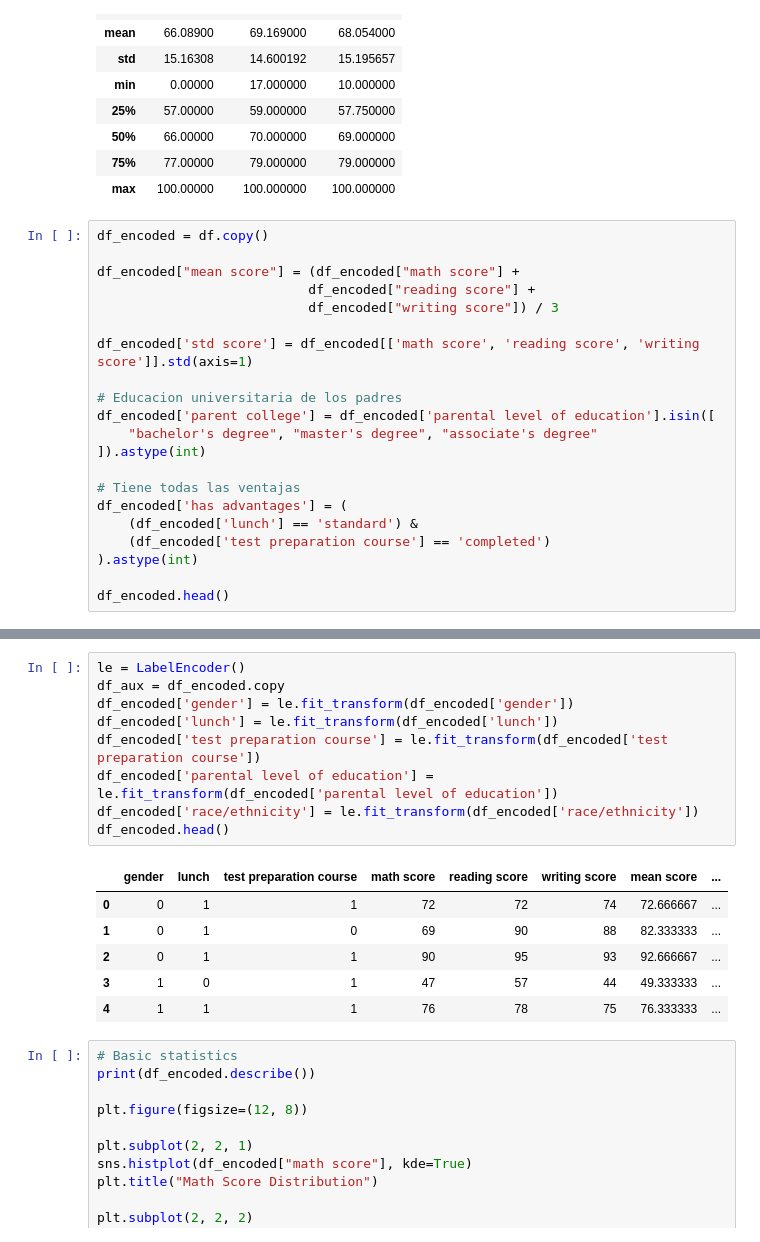
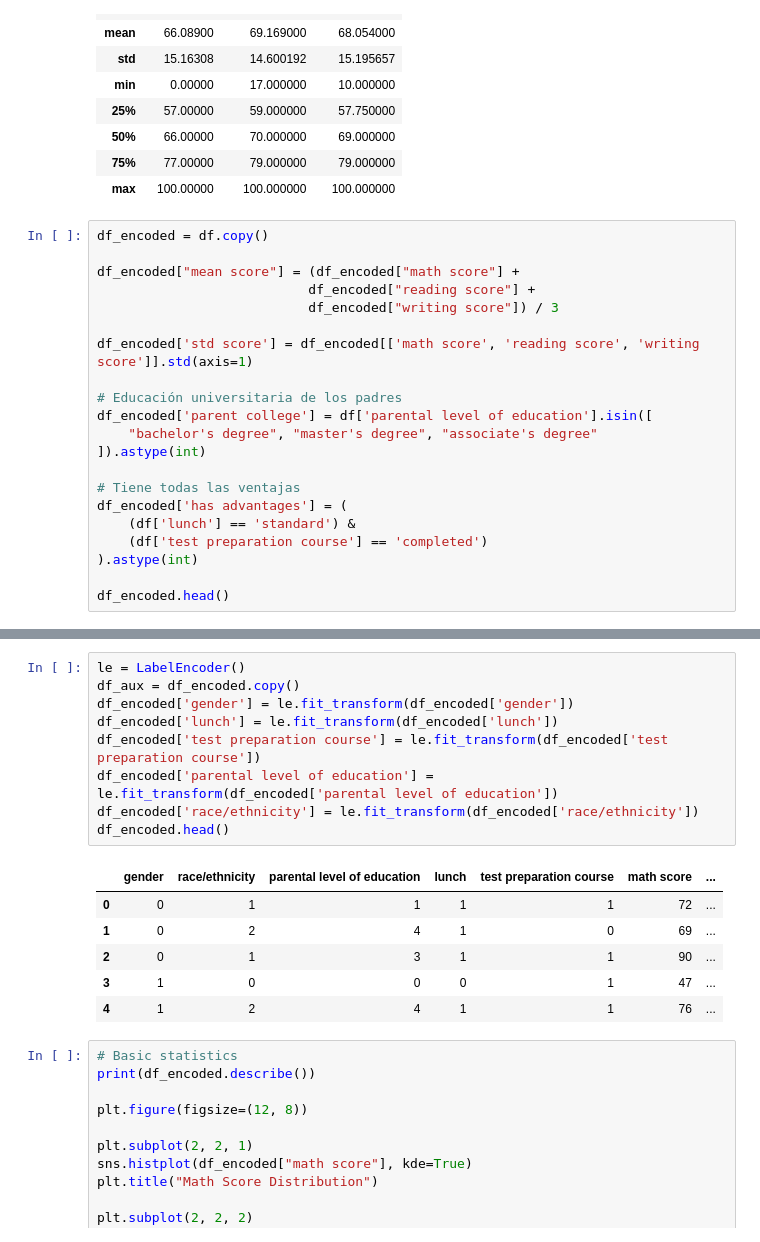
Before and after one commit to NIU1705899/kaggle_1705899, a Jupyter notebook: cas_kaggle.ipynb, the cells around one changed output, grey strips where cells are left out. Cells and saved outputs as stored; diff of their text form.

```diff
--- a/cas_kaggle.ipynb
+++ b/cas_kaggle.ipynb
@@ -62,15 +64,15 @@ df_encoded["mean score"] = (df_encoded["math score"] +
 
 df_encoded['std score'] = df_encoded[['math score', 'reading score', 'writing score']].std(axis=1)
 
-# Educacion universitaria de los padres
-df_encoded['parent college'] = df_encoded['parental level of education'].isin([
+# Educación universitaria de los padres
+df_encoded['parent college'] = df['parental level of education'].isin([
     "bachelor's degree", "master's degree", "associate's degree"
 ]).astype(int)
 
 # Tiene todas las ventajas
 df_encoded['has advantages'] = (
-    (df_encoded['lunch'] == 'standard') &
-    (df_encoded['test preparation course'] == 'completed')
+    (df['lunch'] == 'standard') &
+    (df['test preparation course'] == 'completed')
 ).astype(int)
 
 df_encoded.head()
@@ -83,20 +85,20 @@ df_encoded.head()
 | 4 | male | group C | some college | standard | none | 76 | ... |
 # %%
 le = LabelEncoder()
-df_aux = df_encoded.copy
+df_aux = df_encoded.copy()
 df_encoded['gender'] = le.fit_transform(df_encoded['gender'])
 df_encoded['lunch'] = le.fit_transform(df_encoded['lunch'])
 df_encoded['test preparation course'] = le.fit_transform(df_encoded['test preparation course'])
 df_encoded['parental level of education'] = le.fit_transform(df_encoded['parental level of education'])
 df_encoded['race/ethnicity'] = le.fit_transform(df_encoded['race/ethnicity'])
 df_encoded.head()
 # %% [output]
-|  | gender | lunch | test preparation course | math score | reading score | writing score | mean score | ... |
-| 0 | 0 | 1 | 1 | 72 | 72 | 74 | 72.666667 | ... |
-| 1 | 0 | 1 | 0 | 69 | 90 | 88 | 82.333333 | ... |
-| 2 | 0 | 1 | 1 | 90 | 95 | 93 | 92.666667 | ... |
-| 3 | 1 | 0 | 1 | 47 | 57 | 44 | 49.333333 | ... |
-| 4 | 1 | 1 | 1 | 76 | 78 | 75 | 76.333333 | ... |
+|  | gender | race/ethnicity | parental level of education | lunch | test preparation course | math score | ... |
+| 0 | 0 | 1 | 1 | 1 | 1 | 72 | ... |
+| 1 | 0 | 2 | 4 | 1 | 0 | 69 | ... |
+| 2 | 0 | 1 | 3 | 1 | 1 | 90 | ... |
+| 3 | 1 | 0 | 0 | 0 | 1 | 47 | ... |
+| 4 | 1 | 2 | 4 | 1 | 1 | 76 | ... |
 # %%
 # Basic statistics
 print(df_encoded.describe())
```
Also changed, not shown: parts of 8 cells of this notebook.
